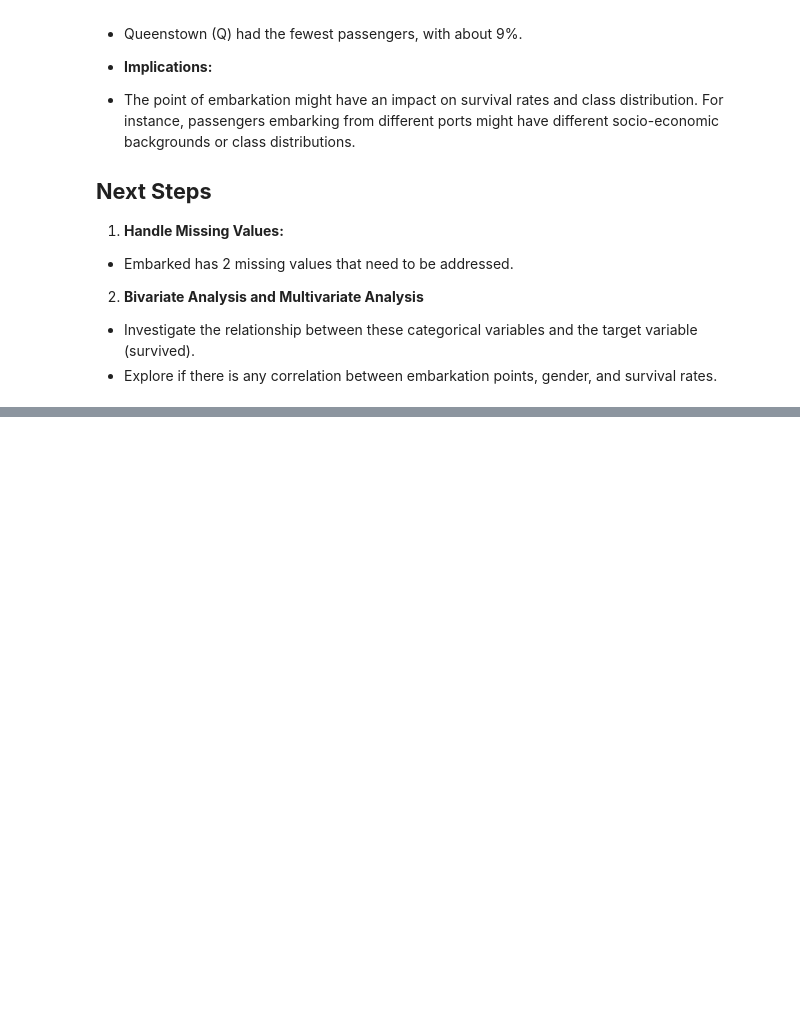
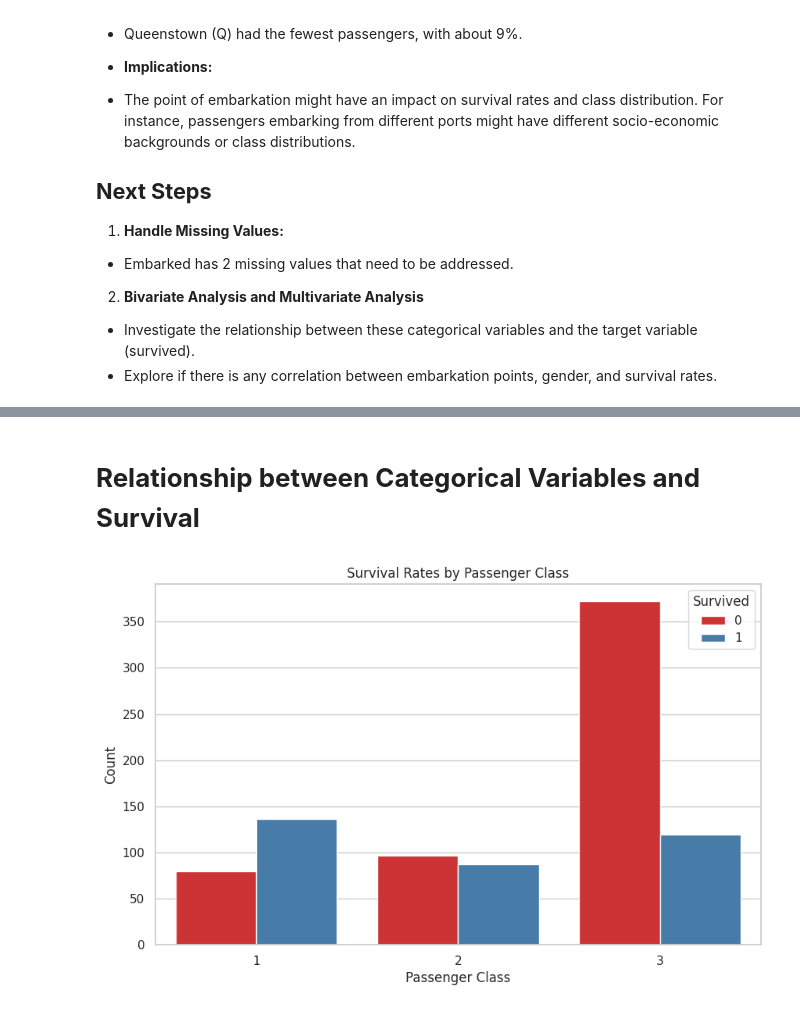
Before and after one commit to StacyChebet/Titanic-Machine-Learning-from-Disaster, a Jupyter notebook: Titanic_Machine_Learning_from_Disaster.ipynb, the cells around one changed output, grey strips where cells are left out. Drawn from its saved outputs; the diff is of its cells as text; code cells hidden in the pictures; blank space fills up the shorter version.

Commit message:
Conducted bivariate analysis between categorical variables and the target variable (Survived)

```diff
--- a/Titanic_Machine_Learning_from_Disaster.ipynb
+++ b/Titanic_Machine_Learning_from_Disaster.ipynb
@@ -284,0 +332,13 @@ for var in categorical_vars:
+# %% [markdown]
+# **Relationship between Categorical Variables and Survival**
+# %%
+# Bivariate Analysis: Survival Rates by Passenger Class
+plt.figure(figsize=(10,6))
+sns.countplot(x='Pclass', hue='Survived', data=df, palette='Set1')
+plt.title('Survival Rates by Passenger Class')
+plt.xlabel('Passenger Class')
+plt.ylabel('Count')
+plt.legend(title='Survived', loc='upper right')
+plt.show()
+# %% [output]
+[figure, added]
```
Also changed, not shown: parts of 9 cells of this notebook.
